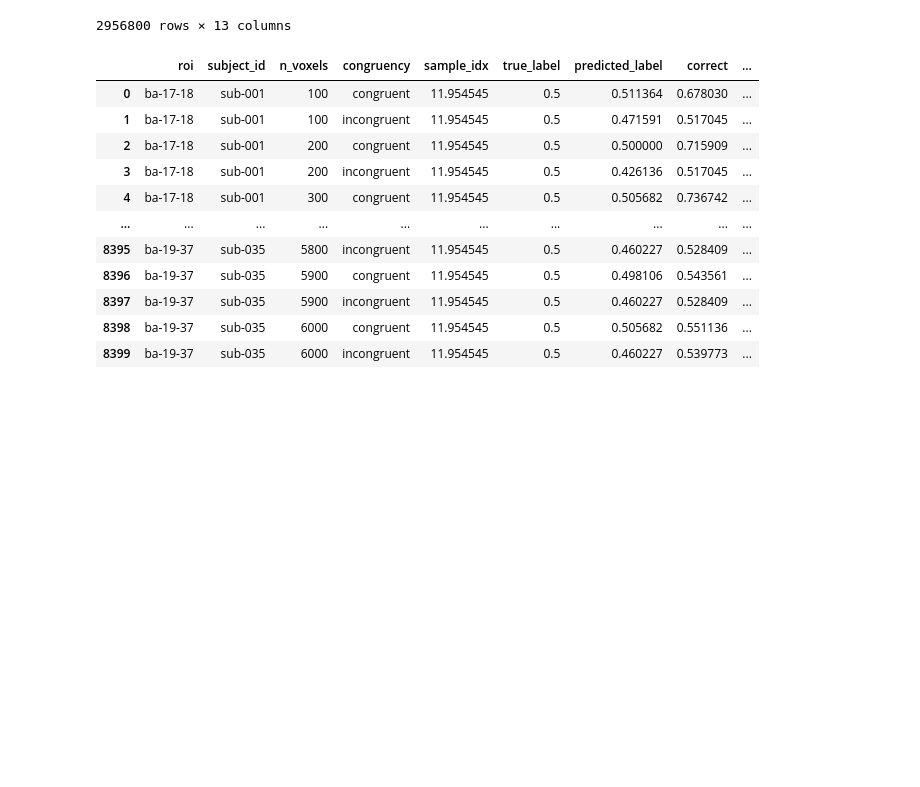
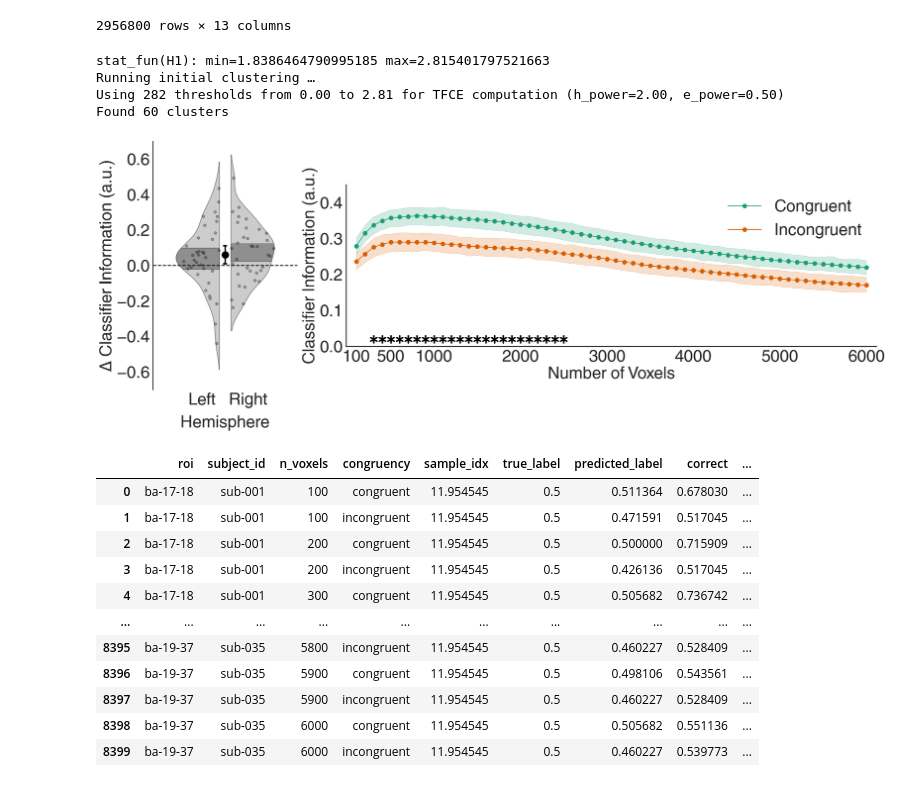
Before and after one commit to GAldegheri/dyncontext, a Jupyter notebook: notebooks/PlotResults.ipynb, the cells around one changed output. Saved outputs shown, nothing was run; the diff lists cells and outputs as text; code cells hidden in the pictures; blank space fills up the shorter version.

Commit message:
Finished plotting and results visualization

```diff
--- a/notebooks/PlotResults.ipynb
+++ b/notebooks/PlotResults.ipynb
@@ -145,3 +165,16 @@ results_avg = results_df.groupby(['roi', 'subject_id', 'n_voxels', 'congruency']
+# %%
+results_avg = results_df.groupby(['roi', 'subject_id', 'n_voxels', 'hemisphere', 'congruency']).mean(numeric_only=True).reset_index()
+
+evc_results = results_avg[results_avg['roi']=='ba-17-18']
+lvc_results = results_avg[results_avg['roi']=='ba-19-37']
+# %%
+_ = plot_by_nvoxels(evc_results, n_perms=100, right_part=True)
+# %% [output]
+stat_fun(H1): min=1.8386464790995185 max=2.815401797521663
+Running initial clustering …
+Using 282 thresholds from 0.00 to 2.81 for TFCE computation (h_power=2.00, e_power=0.50)
+Found 60 clusters
+[figure, added]
 # %%
 results_avg
 # %% [output]
```
Also changed, not shown: parts of 10 cells of this notebook, 14 other files.
